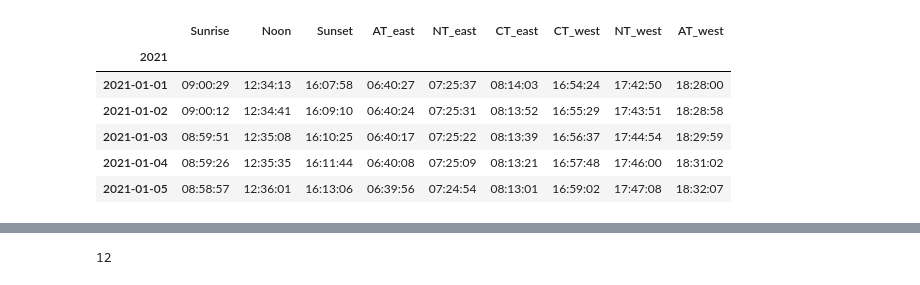
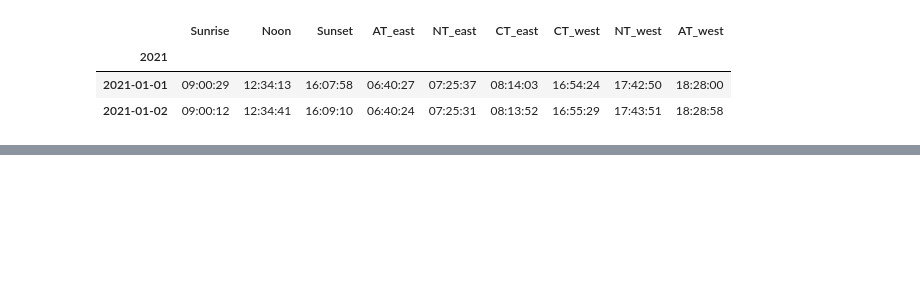
Before and after one commit to Dalya-Degtyareva/Day-Night, a Jupyter notebook: D-N-interactive.ipynb, the cells around one changed output, grey strips where cells are left out. Saved outputs shown, nothing was run; the diff lists cells and outputs as text; code cells hidden in the pictures; blank space fills up the shorter version.

```diff
--- a/D-N-interactive.ipynb
+++ b/D-N-interactive.ipynb
@@ -7,5 +6,8 @@ import matplotlib.pyplot as plt
 import plotly.graph_objects as go
 # %%
 df = pd.read_csv('Moscow_2021.csv', sep=';', parse_dates=['2021'], dayfirst=True, index_col='2021')
-df.head()
+df = df.drop(['Length', 'Change'], axis=1)
+df.loc[:, ['AT_east', 'AT_west', 'NT_east', 'NT_west']] = df.loc[:, ['AT_east', 'AT_west',
+                                                                    'NT_east', 'NT_west']].mask(df_time == '?', None)
+df.head(2)
 # %% [output]
@@ -34,14 +18,11 @@ dft.head()
 # %%
-df_time = dft.copy()
+df_time = df.copy()
 for column in df_time.columns:
     df_time[column] = pd.to_datetime(df_time[column], format='%H:%M:%S').dt.time
-df_time.head()
+df_time.head(2)
 # %% [output]
 |  | Sunrise | Noon | Sunset | AT_east | NT_east | CT_east | CT_west | NT_west | AT_west |
 | 2021 |  |  |  |  |  |  |  |  |  |
 | 2021-01-01 | 09:00:29 | 12:34:13 | 16:07:58 | 06:40:27 | 07:25:37 | 08:14:03 | 16:54:24 | 17:42:50 | 18:28:00 |
 | 2021-01-02 | 09:00:12 | 12:34:41 | 16:09:10 | 06:40:24 | 07:25:31 | 08:13:52 | 16:55:29 | 17:43:51 | 18:28:58 |
-| 2021-01-03 | 08:59:51 | 12:35:08 | 16:10:25 | 06:40:17 | 07:25:22 | 08:13:39 | 16:56:37 | 17:44:54 | 18:29:59 |
-| 2021-01-04 | 08:59:26 | 12:35:35 | 16:11:44 | 06:40:08 | 07:25:09 | 08:13:21 | 16:57:48 | 17:46:00 | 18:31:02 |
-| 2021-01-05 | 08:58:57 | 12:36:01 | 16:13:06 | 06:39:56 | 07:24:54 | 08:13:01 | 16:59:02 | 17:47:08 | 18:32:07 |
 # %%
@@ -59,10 +40,6 @@ dfn.head()
 | 2021-01-03 | 400.283333 | 445.366667 | 493.650000 | 539.850000 | 755.133333 | 970.416667 | 1016.616667 | 1064.9 | 1109.983333 |
 | 2021-01-04 | 400.133333 | 445.15 | 493.350000 | 539.433333 | 755.583333 | 971.733333 | 1017.800000 | 1066.0 | 1111.033333 |
 | 2021-01-05 | 399.933333 | 444.9 | 493.016667 | 538.950000 | 756.016667 | 973.100000 | 1019.033333 | 1067.133333 | 1112.116667 |
-# %%
-len(pd.date_range('00:00:00','23:59:59', freq='120min').time)
-# %% [output]
-12
 # %%
 x = dfn.index
 y_m = [1440]*len(x)
```
Also changed, not shown: parts of 4 cells of this notebook.
